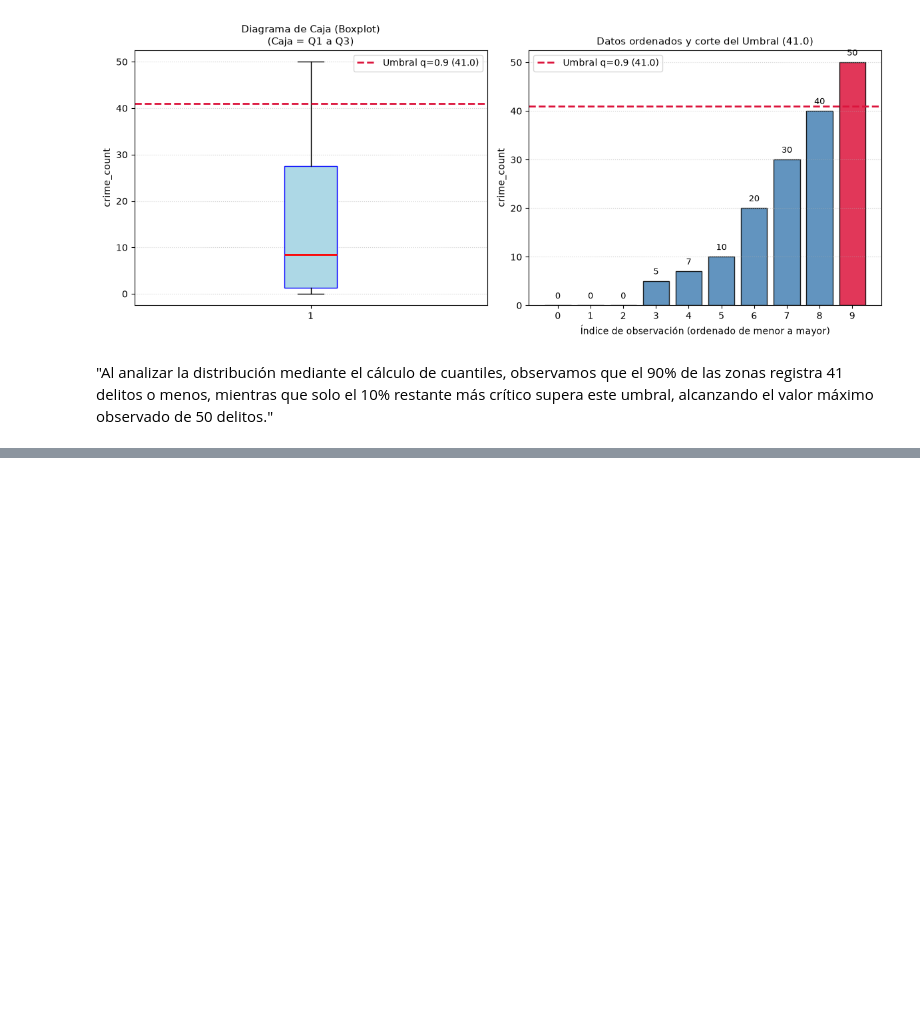
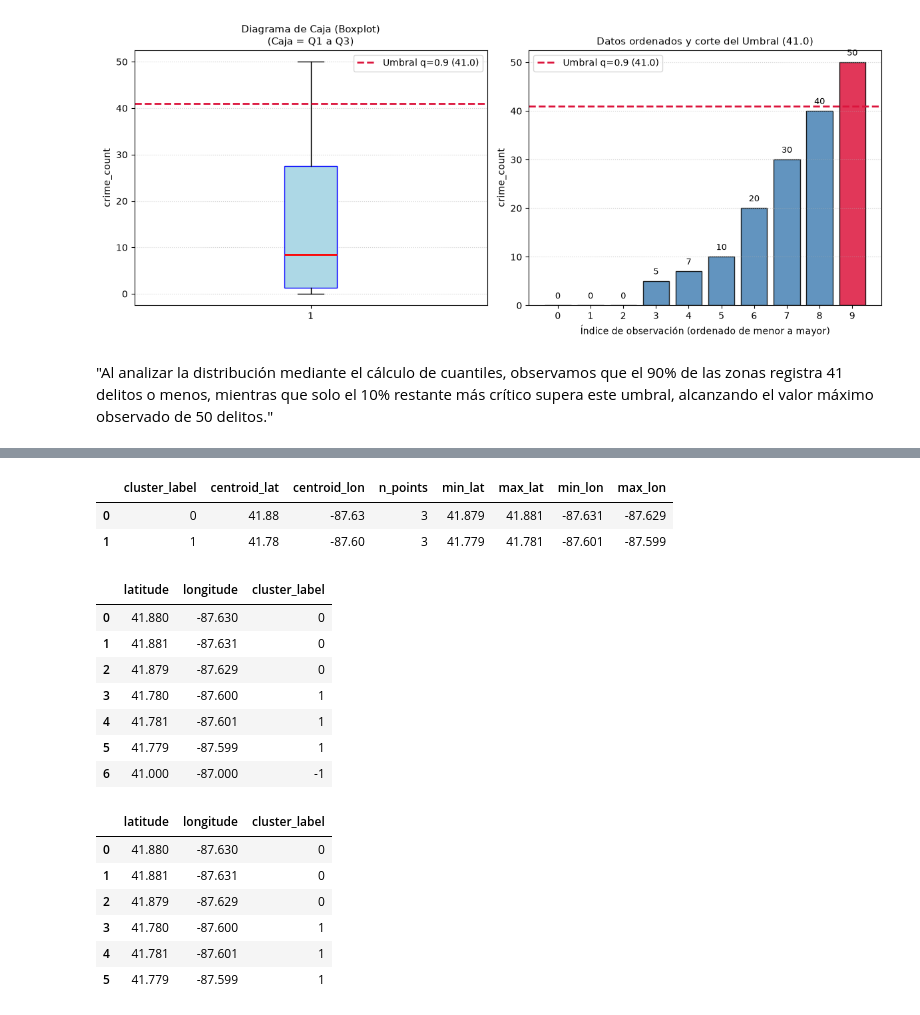
Before and after one commit to kpzaolod6000/analysis-crimen-chicago, a Jupyter notebook: python/notebooks/test.ipynb, the cells around one changed output, grey strips where cells are left out. Drawn from its saved outputs; the diff is of its cells as text; code cells hidden in the pictures; blank space fills up the shorter version.

Commit message:
feat: dbscan hotspot model with atomic persistence

```diff
--- a/python/notebooks/test.ipynb
+++ b/python/notebooks/test.ipynb
@@ -313,0 +322,3 @@ plt.show()
+# %%
+rows = CLUSTER_A + CLUSTER_B + [OUTLIER]
+points = pd.DataFrame(rows, columns=["latitude", "longitude"])
@@ -313,0 +336,33 @@ plt.show()
+# %%
+from sklearn.cluster import DBSCAN
+import numpy as np
+
+EARTH_RADIUS_M = 6_371_000
+# %%
+def fit(
+    points: pd.DataFrame, eps_meters: float, min_samples: int
+) -> "list[int]":
+    """Ejecuta DBSCAN sobre (latitude, longitude); devuelve labels como ints.
+
+    Métrica haversine (plan §8, decisión 2026-10-17): distancia real en la
+    superficie terrestre. Con euclídea en grados el eps no es comparable
+    N-S vs E-O (a 41.88° un grado de longitud mide cos(41.88) ≈ 0.745 de un
+    grado) — los clusters saldrían elipses estiradas E-O. Con haversine,
+    eps_meters es METROS REALES (interpretable para el dashboard).
+
+    sklearn exige: coordenadas en RADIANES + algorithm="ball_tree"
+    (kd_tree no soporta haversine). DBSCAN necesita densidad: puntos
+    repetidos (misma esquina) cuentan directo, sin dedup.
+    """
+    if points.empty:
+        return []
+    coords = np.radians(points[["latitude", "longitude"]].to_numpy(dtype="float64"))
+    labels = DBSCAN(
+        eps=eps_meters / EARTH_RADIUS_M,
+        min_samples=min_samples,
+        metric="haversine",
+        algorithm="ball_tree",
+    ).fit_predict(coords)
+    return [int(v) for v in labels]
+# %%
+labels = fit(points, eps_meters=200, min_samples=3)
@@ -313,0 +396,26 @@ plt.show()
+# %%
+cluster_summaries(points, labels)
+# %% [output]
+|  | cluster_label | centroid_lat | centroid_lon | n_points | min_lat | max_lat | min_lon | max_lon |
+| 0 | 0 | 41.88 | -87.63 | 3 | 41.879 | 41.881 | -87.631 | -87.629 |
+| 1 | 1 | 41.78 | -87.60 | 3 | 41.779 | 41.781 | -87.601 | -87.599 |
+# %%
+pts = points.assign(cluster_label=labels)
+display(pts)
+display(pts[pts["cluster_label"] >= 0])
+# %% [output]
+|  | latitude | longitude | cluster_label |
+| 0 | 41.880 | -87.630 | 0 |
+| 1 | 41.881 | -87.631 | 0 |
+| 2 | 41.879 | -87.629 | 0 |
+| 3 | 41.780 | -87.600 | 1 |
+| 4 | 41.781 | -87.601 | 1 |
+| 5 | 41.779 | -87.599 | 1 |
+| 6 | 41.000 | -87.000 | -1 |
+|  | latitude | longitude | cluster_label |
+| 0 | 41.880 | -87.630 | 0 |
+| 1 | 41.881 | -87.631 | 0 |
+| 2 | 41.879 | -87.629 | 0 |
+| 3 | 41.780 | -87.600 | 1 |
+| 4 | 41.781 | -87.601 | 1 |
+| 5 | 41.779 | -87.599 | 1 |
```
Also changed, not shown: parts of 5 cells of this notebook, 8 other files.
